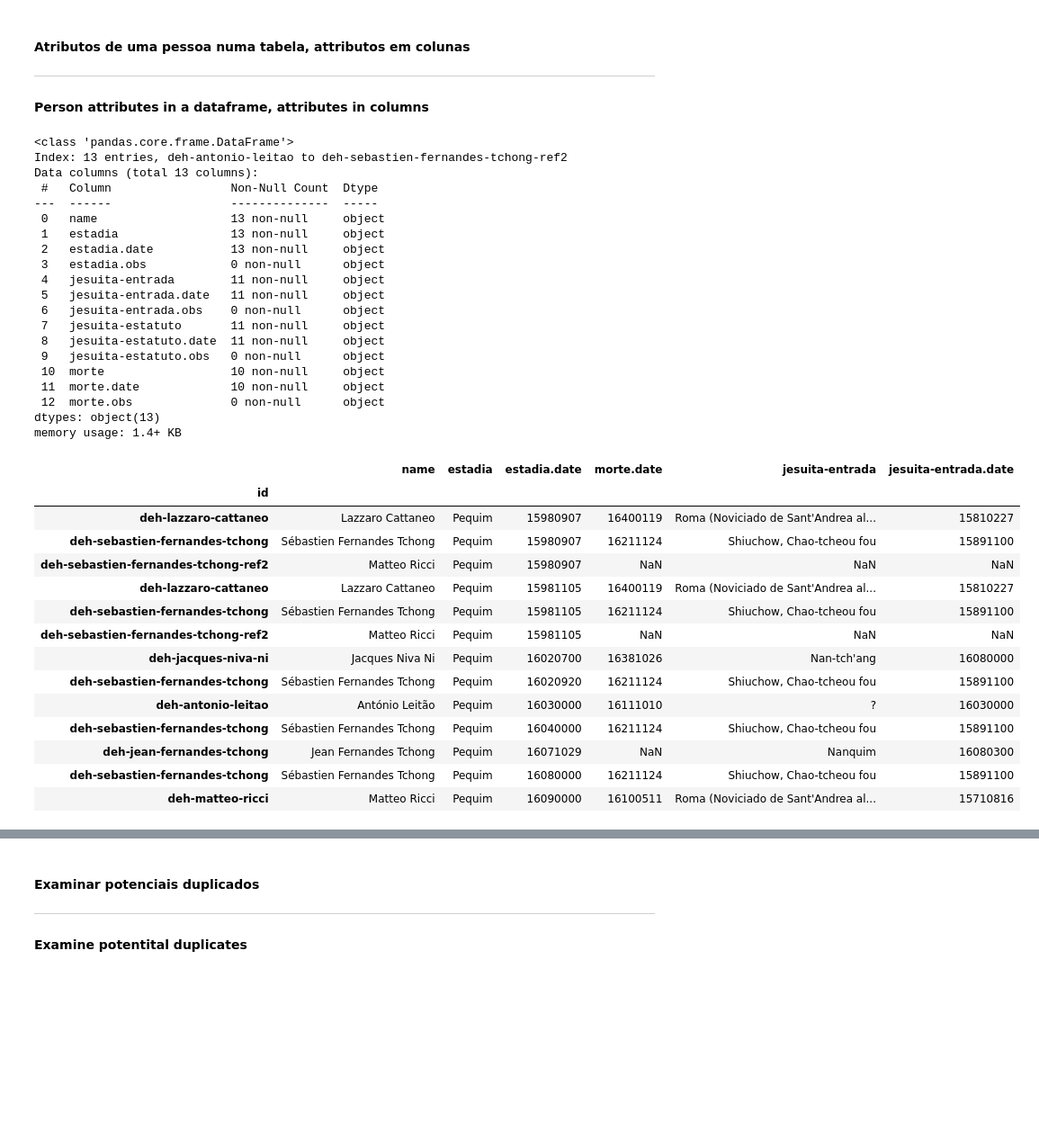
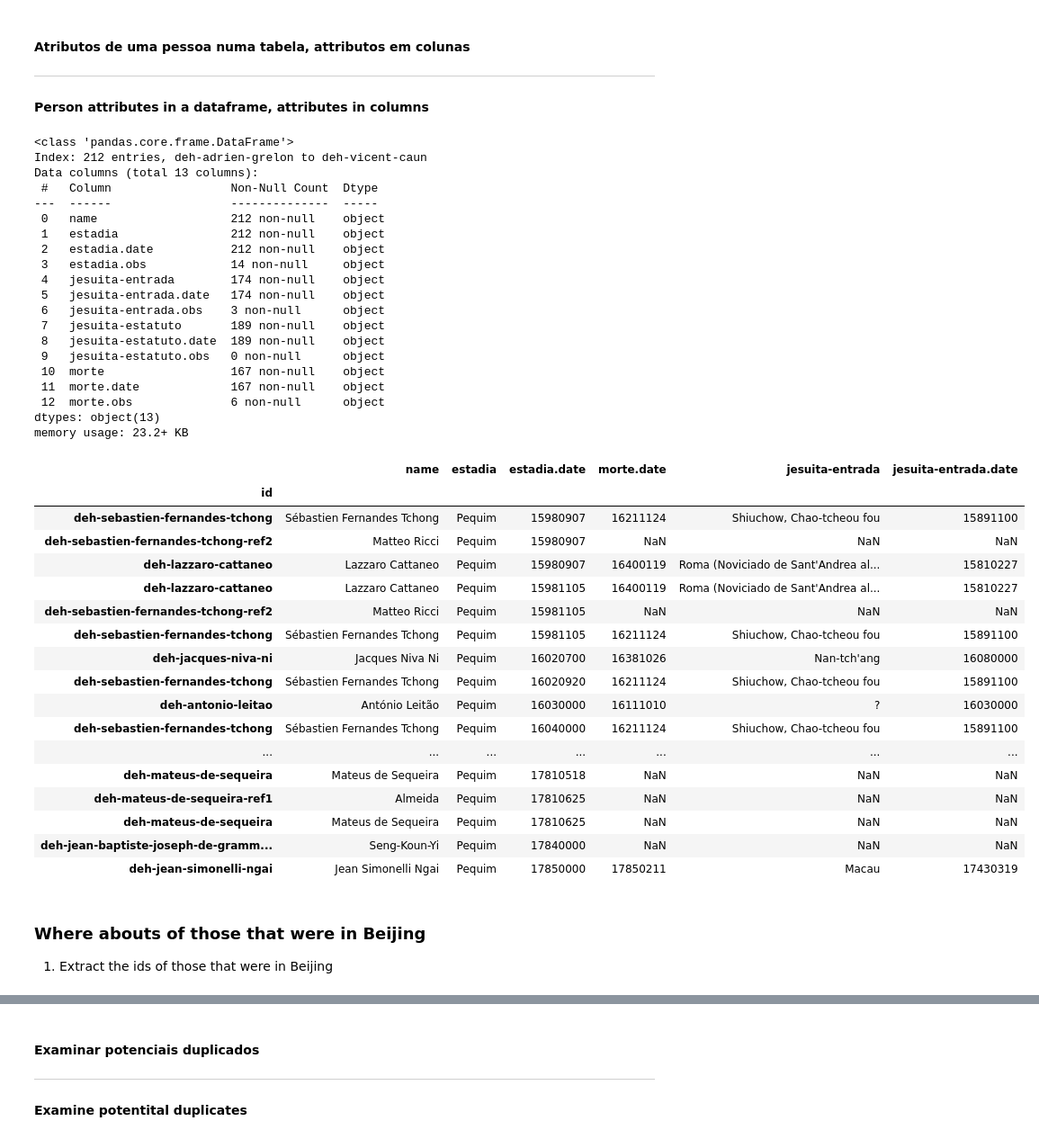
Before and after one commit to joaquimrcarvalho/dehergne-locations, a Jupyter notebook: notebooks/0-tutorial.ipynb, the cells around one changed output, grey strips where cells are left out. Shown at 90% size. Cells and saved outputs as stored; diff of their text form; code cells hidden in the pictures; blank space fills up the shorter version.

```diff
--- a/notebooks/0-tutorial.ipynb
+++ b/notebooks/0-tutorial.ipynb
@@ -536,53 +536,60 @@ n$Matteo Ricci/m/id=deh-matteo-ricci
 # %%
 # Get list of people with with a certain value in a specific attribute
 
 id = 'deh-matteo-ricci'  # matheo ricci
 # id = 'deh-antonio-de-magalhaes-ref1'  # Alexandre Metelo de Sousa
 df = entities_with_attribute(
                     entity_type='person',
                     the_type='estadia',  # we need a base attribute
                     the_value='Pequim',
                     more_info=['name'],
                     more_cols=['jesuita-entrada','jesuita-estatuto','morte'],
-                    dates_in=('1580','1610'),
+                    dates_in=('1580','1788'),
                     db=tlnb.db,
                     sql_echo=False)
 view_cols = ['name','estadia','estadia.date','morte.date','jesuita-entrada','jesuita-entrada.date']
 df.info()
 df[view_cols].sort_values('estadia.date')
 # %% [output]
 <class 'pandas.core.frame.DataFrame'>
-Index: 13 entries, deh-antonio-leitao to deh-sebastien-fernandes-tchong-ref2
+Index: 212 entries, deh-adrien-grelon to deh-vicent-caun
 Data columns (total 13 columns):
  #   Column                 Non-Null Count  Dtype
 ---  ------                 --------------  -----
- 0   name                   13 non-null     object
- 1   estadia                13 non-null     object
- 2   estadia.date           13 non-null     object
- 3   estadia.obs            0 non-null      object
- 4   jesuita-entrada        11 non-null     object
- 5   jesuita-entrada.date   11 non-null     object
- 6   jesuita-entrada.obs    0 non-null      object
- 7   jesuita-estatuto       11 non-null     object
- 8   jesuita-estatuto.date  11 non-null     object
+ 0   name                   212 non-null    object
+ 1   estadia                212 non-null    object
+ 2   estadia.date           212 non-null    object
+ 3   estadia.obs            14 non-null     object
+ 4   jesuita-entrada        174 non-null    object
+ 5   jesuita-entrada.date   174 non-null    object
+ 6   jesuita-entrada.obs    3 non-null      object
+ 7   jesuita-estatuto       189 non-null    object
+ 8   jesuita-estatuto.date  189 non-null    object
  9   jesuita-estatuto.obs   0 non-null      object
- 10  morte                  10 non-null     object
- 11  morte.date             10 non-null     object
- 12  morte.obs              0 non-null      object
+ 10  morte                  167 non-null    object
+ 11  morte.date             167 non-null    object
+ 12  morte.obs              6 non-null      object
 dtypes: object(13)
-memory usage: 1.4+ KB
+memory usage: 23.2+ KB
 |  | name | estadia | estadia.date | morte.date | jesuita-entrada | jesuita-entrada.date |
 | id |  |  |  |  |  |  |
-| deh-lazzaro-cattaneo | Lazzaro Cattaneo | Pequim | 15980907 | 16400119 | Roma (Noviciado de Sant'Andrea al... | 15810227 |
 | deh-sebastien-fernandes-tchong | Sébastien Fernandes Tchong | Pequim | 15980907 | 16211124 | Shiuchow, Chao-tcheou fou | 15891100 |
 | deh-sebastien-fernandes-tchong-ref2 | Matteo Ricci | Pequim | 15980907 | NaN | NaN | NaN |
+| deh-lazzaro-cattaneo | Lazzaro Cattaneo | Pequim | 15980907 | 16400119 | Roma (Noviciado de Sant'Andrea al... | 15810227 |
 | deh-lazzaro-cattaneo | Lazzaro Cattaneo | Pequim | 15981105 | 16400119 | Roma (Noviciado de Sant'Andrea al... | 15810227 |
+| deh-sebastien-fernandes-tchong-ref2 | Matteo Ricci | Pequim | 15981105 | NaN | NaN | NaN |
 | deh-sebastien-fernandes-tchong | Sébastien Fernandes Tchong | Pequim | 15981105 | 16211124 | Shiuchow, Chao-tcheou fou | 15891100 |
-| deh-sebastien-fernandes-tchong-ref2 | Matteo Ricci | Pequim | 15981105 | NaN | NaN | NaN |
 | deh-jacques-niva-ni | Jacques Niva Ni | Pequim | 16020700 | 16381026 | Nan-tch'ang | 16080000 |
 | deh-sebastien-fernandes-tchong | Sébastien Fernandes Tchong | Pequim | 16020920 | 16211124 | Shiuchow, Chao-tcheou fou | 15891100 |
 | deh-antonio-leitao | António Leitão | Pequim | 16030000 | 16111010 | ? | 16030000 |
 | deh-sebastien-fernandes-tchong | Sébastien Fernandes Tchong | Pequim | 16040000 | 16211124 | Shiuchow, Chao-tcheou fou | 15891100 |
-| deh-jean-fernandes-tchong | Jean Fernandes Tchong | Pequim | 16071029 | NaN | Nanquim | 16080300 |
-| deh-sebastien-fernandes-tchong | Sébastien Fernandes Tchong | Pequim | 16080000 | 16211124 | Shiuchow, Chao-tcheou fou | 15891100 |
-| deh-matteo-ricci | Matteo Ricci | Pequim | 16090000 | 16100511 | Roma (Noviciado de Sant'Andrea al... | 15710816 |
+| ... | ... | ... | ... | ... | ... | ... |
+| deh-mateus-de-sequeira | Mateus de Sequeira | Pequim | 17810518 | NaN | NaN | NaN |
+| deh-mateus-de-sequeira-ref1 | Almeida | Pequim | 17810625 | NaN | NaN | NaN |
+| deh-mateus-de-sequeira | Mateus de Sequeira | Pequim | 17810625 | NaN | NaN | NaN |
+| deh-jean-baptiste-joseph-de-gramm... | Seng-Koun-Yi | Pequim | 17840000 | NaN | NaN | NaN |
+| deh-jean-simonelli-ngai | Jean Simonelli Ngai | Pequim | 17850000 | 17850211 | Macau | 17430319 |
+# %% [markdown]
+### Where abouts of those that were in Beijing
+
+1. Extract the ids of those that were in Beijing
```
Also changed, not shown: parts of 3 cells of this notebook, 1 other file.
